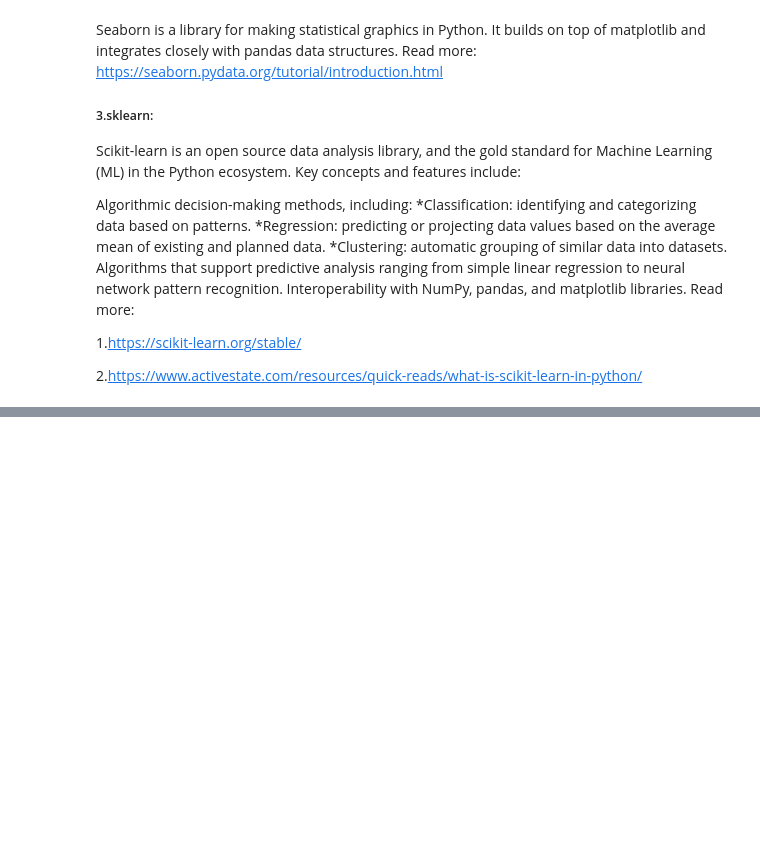
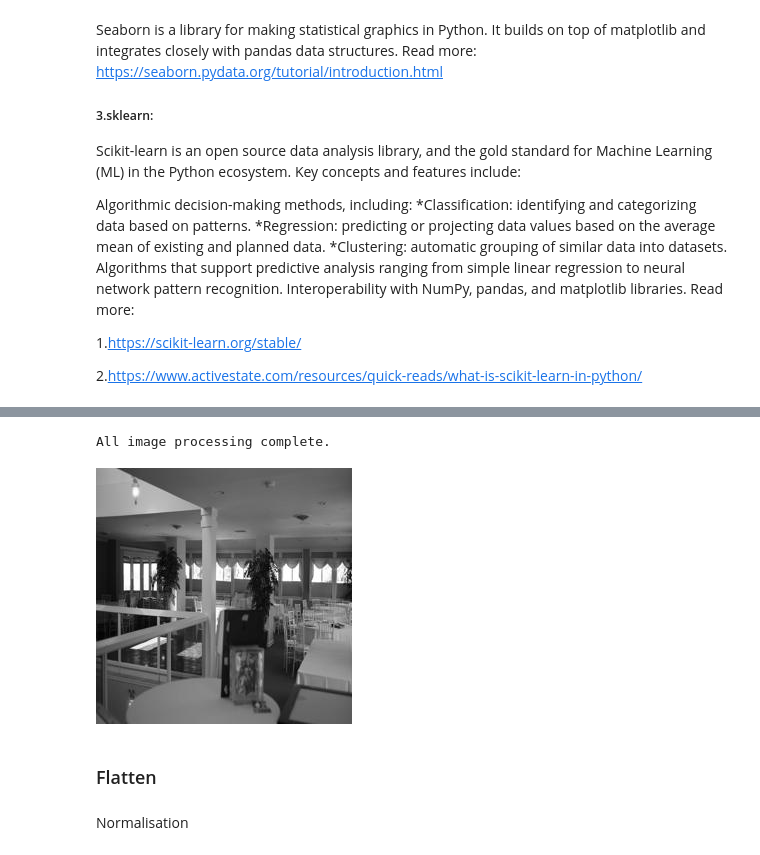
Before and after one commit to mvincentbb/CEREBRO_AI_PROJECT, a Jupyter notebook: Decision_Tree_With_Supervised_Learning.ipynb, the cells around one changed output, grey strips where cells are left out. Drawn from its saved outputs; the diff is of its cells as text; code cells hidden in the pictures; blank space fills up the shorter version.

```diff
--- a/Decision_Tree_With_Supervised_Learning.ipynb
+++ b/Decision_Tree_With_Supervised_Learning.ipynb
@@ -53,0 +154,45 @@ from sklearn.metrics import ConfusionMatrixDisplay
+# %%
+# Base directory containing the folders of images
+# base_input_directory = '/content/data_256' # if you want to first resize the images, imput '/content/data_256_resize'
+base_input_directory = '/kaggle/input/dataset-256/data_256'
+# base_output_directory = '/content/data_256_grayscale'
+base_output_directory = '/kaggle/working/data_256_grayscale'
+
+# Ensure the base output directory exists
+if not os.path.exists(base_output_directory):
+    os.makedirs(base_output_directory)
+
+# Loop through each subfolder in the base input directory
+for folder in os.listdir(base_input_directory):
+    input_folder = os.path.join(base_input_directory, folder)
+    output_folder = os.path.join(base_output_directory, folder)
+
+    # Create an output subfolder if it doesn't exist
+    if not os.path.exists(output_folder):
+        os.makedirs(output_folder)
+
+    # Process each image in the folder
+    for filename in os.listdir(input_folder):
+        if filename.lower().endswith(('.png', '.jpg', '.jpeg')):  # Check for image files
+            # Read the image
+            img = cv2.imread(os.path.join(input_folder, filename))
+
+
+            # Grayscale the image
+            grayscaled = cv2.cvtColor(img, cv2.COLOR_BGR2GRAY)
+
+            # Save the resized image to the corresponding output subfolder
+            cv2.imwrite(os.path.join(output_folder, filename), grayscaled)
+
+print('All image processing complete.')
+# %% [output]
+All image processing complete.
+# %%
+# data_dir = pathlib.Path('/content/data_256_grayscale')
+data_dir = pathlib.Path('/content/data_256_grayscale')
+pics= list(data_dir.glob('banquet_hall/*'))
+PIL.Image.open(str(pics[0]))
+# %% [output]
+[figure, added]
+# %% [markdown]
+### Flatten
@@ -53,0 +227,2 @@ from sklearn.metrics import ConfusionMatrixDisplay
+# %% [markdown]
+Normalisation
```
Also changed, not shown: parts of 23 cells of this notebook.
